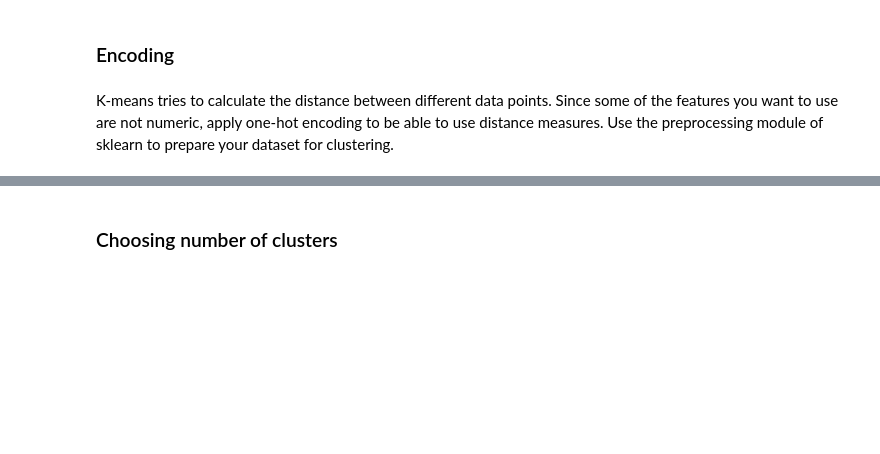
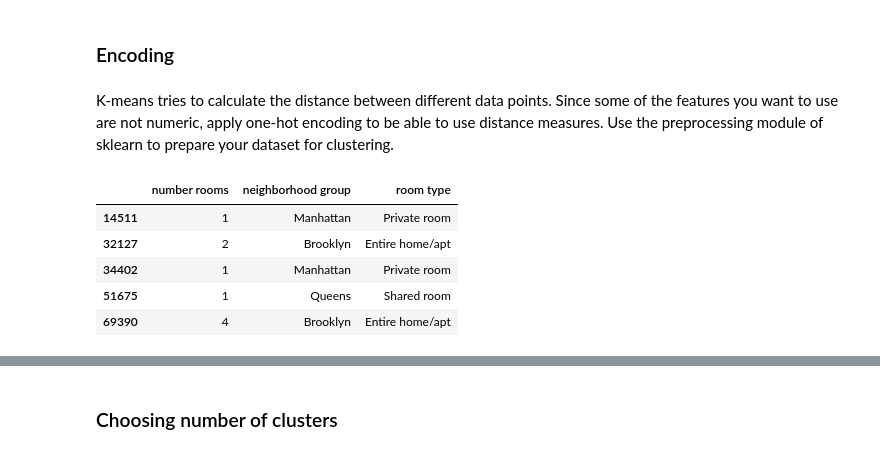
Before and after one commit to alpharmike/ids-assignment-1, a Jupyter notebook: assignment_1.ipynb, the cells around one changed output, grey strips where cells are left out. Saved outputs shown, nothing was run; the diff lists cells and outputs as text; code cells hidden in the pictures; blank space fills up the shorter version.

```diff
--- a/assignment_1.ipynb
+++ b/assignment_1.ipynb
@@ -597,5 +601,14 @@ In this task, you will use the k-means algorithm.
 ### Encoding
 # %% [markdown]
 K-means tries to calculate the distance between different data points. Since some of the features you want to use are not numeric, apply one-hot encoding to be able to use distance measures. Use the preprocessing module of sklearn to prepare your dataset for clustering.
+# %%
+X_train_ext.head()
+# %% [output]
+|  | number rooms | neighborhood group | room type |
+| 14511 | 1 | Manhattan | Private room |
+| 32127 | 2 | Brooklyn | Entire home/apt |
+| 34402 | 1 | Manhattan | Private room |
+| 51675 | 1 | Queens | Shared room |
+| 69390 | 4 | Brooklyn | Entire home/apt |
 # %%
 # Your answer goes here
```
Also changed, not shown: parts of 21 cells of this notebook.
